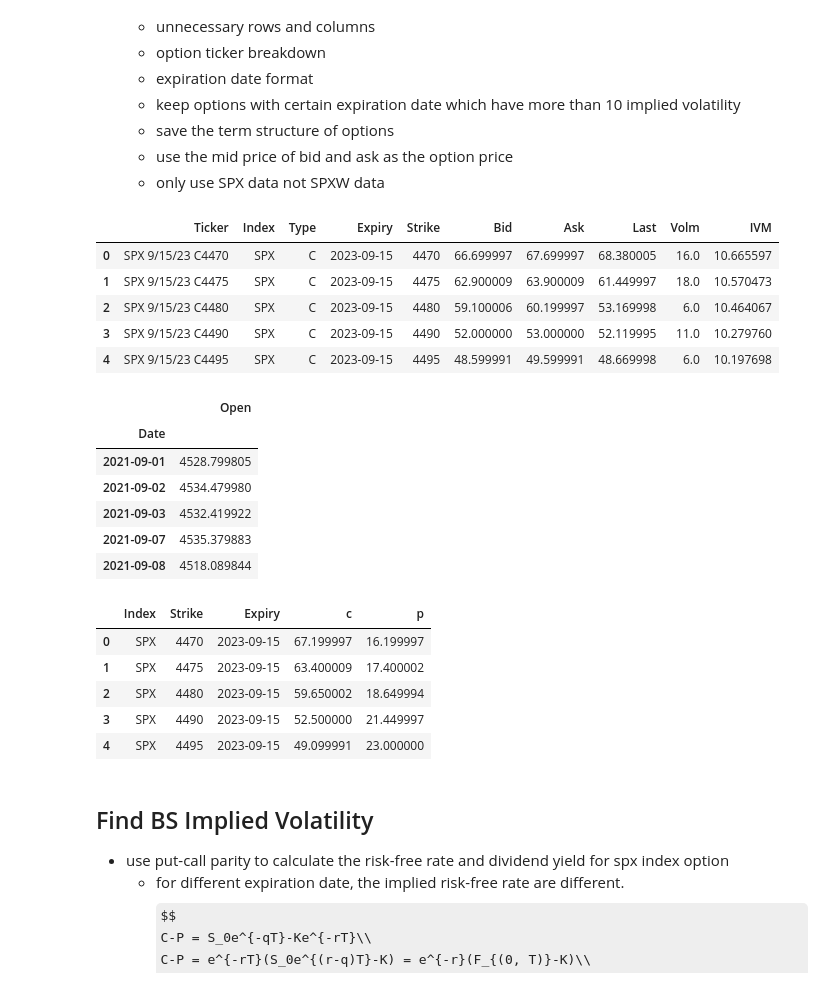
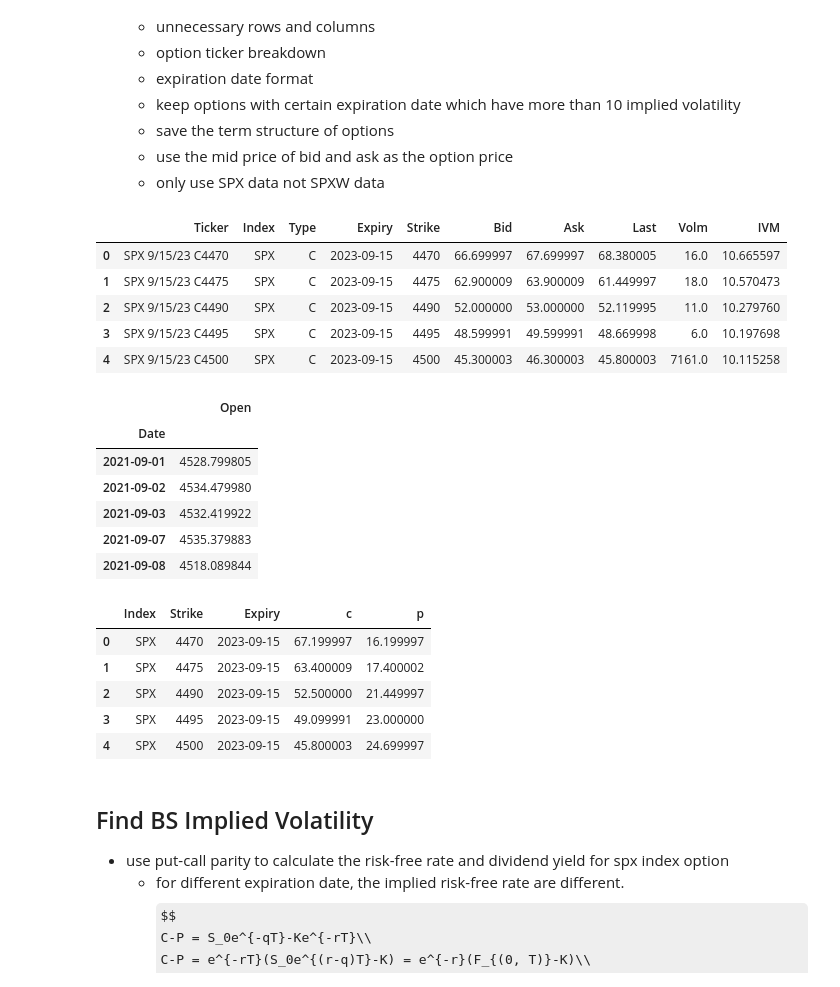
Before and after one commit to Gavin-OP/volatility_arbitrage, a Jupyter notebook: volatility_arbitrage_strategy.ipynb, the cells around one changed output. Drawn from its saved outputs; the diff is of its cells as text; code cells hidden in the pictures; some formulas as TeX source.

```diff
--- a/volatility_arbitrage_strategy.ipynb
+++ b/volatility_arbitrage_strategy.ipynb
@@ -22,22 +22,22 @@ from Code.fit_bs import fit_BS
   - use the mid price of bid and ask as the option price
   - only use SPX data not SPXW data
 # %%
-raw_data = pd.read_csv('./Public/data/option_price/20230901/spx_option_0901.csv')
-option_data = data_cleaning(raw_data).format_data()
-option_data = data_cleaning(option_data).check_iv_number()
-spx_data = data_cleaning(option_data).get_spx_hist('2021-09-01', '2023-11-13')
-option_price = data_cleaning(option_data).extract_option_price()
+option_data_spx = pd.read_csv('./Public/Data/Option/spx_option_0901.csv')
+option_data_spx = data_cleaning(option_data_spx).format_data(index = 'SPX')
+option_data = data_cleaning(option_data_spx).check_iv_number(drop_type='volume', drop_threshold=10)
+spx_data = data_cleaning(option_data_spx).get_hist('SPX', '2021-09-01', '2023-11-13')
+option_price = data_cleaning(option_data_spx).extract_option_price(px_type='mid')
 
 display(option_data.head())
 display(spx_data.head())
 display(option_price.head())
 # %% [output]
 |  | Ticker | Index | Type | Expiry | Strike | Bid | Ask | Last | Volm | IVM |
 | 0 | SPX 9/15/23 C4470 | SPX | C | 2023-09-15 | 4470 | 66.699997 | 67.699997 | 68.380005 | 16.0 | 10.665597 |
 | 1 | SPX 9/15/23 C4475 | SPX | C | 2023-09-15 | 4475 | 62.900009 | 63.900009 | 61.449997 | 18.0 | 10.570473 |
-| 2 | SPX 9/15/23 C4480 | SPX | C | 2023-09-15 | 4480 | 59.100006 | 60.199997 | 53.169998 | 6.0 | 10.464067 |
-| 3 | SPX 9/15/23 C4490 | SPX | C | 2023-09-15 | 4490 | 52.000000 | 53.000000 | 52.119995 | 11.0 | 10.279760 |
-| 4 | SPX 9/15/23 C4495 | SPX | C | 2023-09-15 | 4495 | 48.599991 | 49.599991 | 48.669998 | 6.0 | 10.197698 |
+| 2 | SPX 9/15/23 C4490 | SPX | C | 2023-09-15 | 4490 | 52.000000 | 53.000000 | 52.119995 | 11.0 | 10.279760 |
+| 3 | SPX 9/15/23 C4495 | SPX | C | 2023-09-15 | 4495 | 48.599991 | 49.599991 | 48.669998 | 6.0 | 10.197698 |
+| 4 | SPX 9/15/23 C4500 | SPX | C | 2023-09-15 | 4500 | 45.300003 | 46.300003 | 45.800003 | 7161.0 | 10.115258 |
 |  | Open |
 | Date |  |
 | 2021-09-01 | 4528.799805 |
@@ -48,9 +48,9 @@ display(option_price.head())
 |  | Index | Strike | Expiry | c | p |
 | 0 | SPX | 4470 | 2023-09-15 | 67.199997 | 16.199997 |
 | 1 | SPX | 4475 | 2023-09-15 | 63.400009 | 17.400002 |
-| 2 | SPX | 4480 | 2023-09-15 | 59.650002 | 18.649994 |
-| 3 | SPX | 4490 | 2023-09-15 | 52.500000 | 21.449997 |
-| 4 | SPX | 4495 | 2023-09-15 | 49.099991 | 23.000000 |
+| 2 | SPX | 4490 | 2023-09-15 | 52.500000 | 21.449997 |
+| 3 | SPX | 4495 | 2023-09-15 | 49.099991 | 23.000000 |
+| 4 | SPX | 4500 | 2023-09-15 | 45.800003 | 24.699997 |
 # %% [markdown]
 ## Find BS Implied Volatility
 
```
Also changed, not shown: parts of 11 cells of this notebook, 57 other files.
